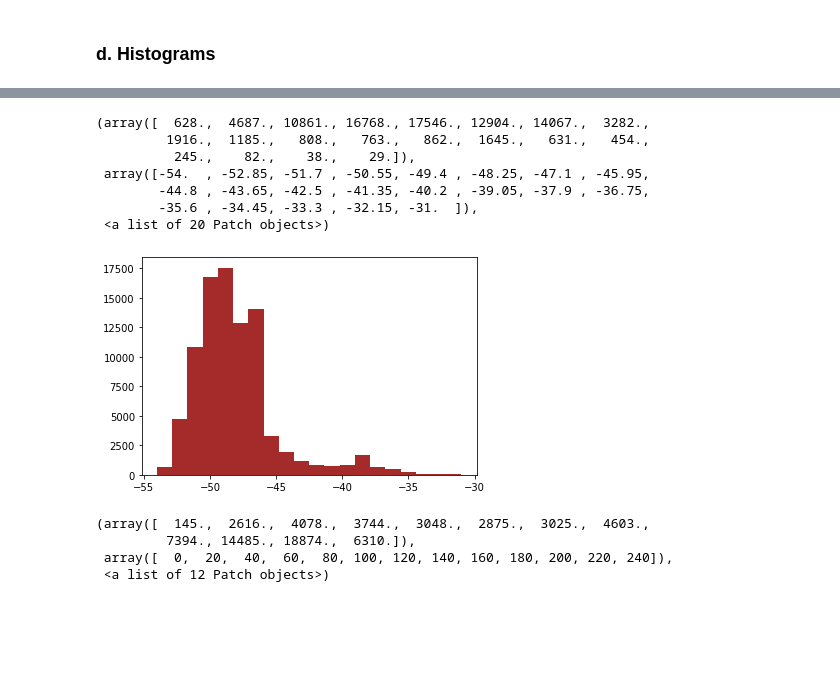
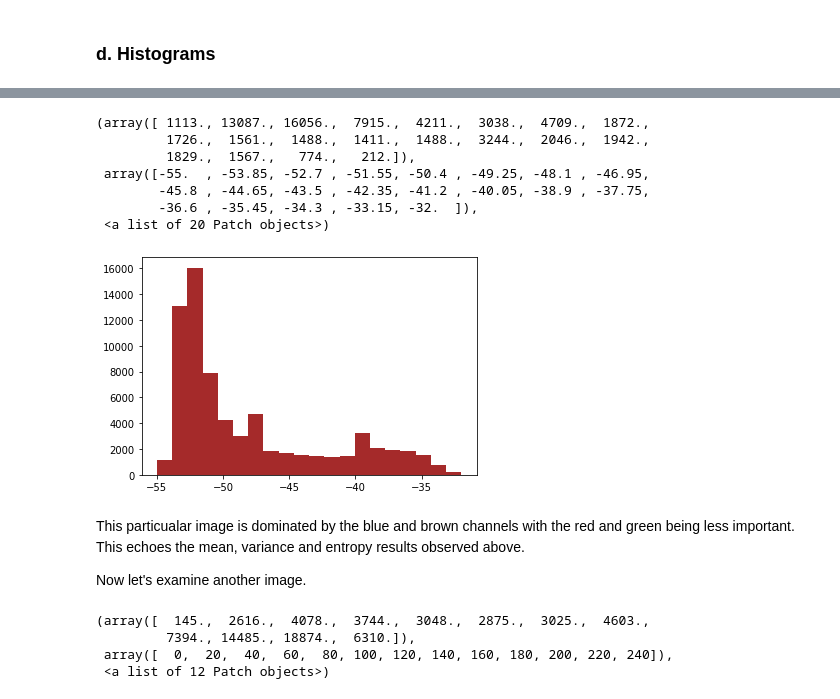
Before and after one commit to GStravinsky/Cell-count, a Jupyter notebook: Ass_2.ipynb, the cells around one changed output, grey strips where cells are left out. Cells and saved outputs as stored; diff of their text form; code cells hidden in the pictures; blank space fills up the shorter version.

```diff
--- a/Ass_2.ipynb
+++ b/Ass_2.ipynb
@@ -123,23 +153,23 @@ hed_data_2 = (hed_data_2[:,:,:,2] * 128).astype("int8")
 # %%
 hed_data = np.vstack((hed_data, hed_data_2))
 # %%
-hed_data_2 = rgb2hed(X[3000:4000])
-hed_data_2 = (hed_data_2[:,:,:,2] * 128).astype("int8")
+hed_data_2 = rgb2hed(X[3000:4000])[:,:,:,2]
+hed_data_2 = (hed_data_2 * 128).astype("int8")
 # %%
 hed_data = np.vstack((hed_data, hed_data_2))
 # %%
-hed_data_2 = rgb2hed(X[4000:5000])
-hed_data_2 = (hed_data_2[:,:,:,2] * 128).astype("int8")
+hed_data_2 = rgb2hed(X[4000:5000])[:,:,:,2]
+hed_data_2 = (hed_data_2 * 128).astype("int8")
 # %%
 hed_data = np.vstack((hed_data, hed_data_2))
 # %%
-hed_data_2 = rgb2hed(X[5000:6000])
-hed_data_2 = (hed_data_2[:,:,:,2] * 128).astype("int8")
+hed_data_2 = rgb2hed(X[5000:6000])[:,:,:,2]
+hed_data_2 = (hed_data_2 * 128).astype("int8")
 # %%
 hed_data = np.vstack((hed_data, hed_data_2))
 # %%
-hed_data_2 = rgb2hed(X[6000:])
-hed_data_2 = (hed_data_2[:,:,:,2] * 128).astype("int8")
+hed_data_2 = rgb2hed(X[6000:])[:,:,:,2]
+hed_data_2 = (hed_data_2 * 128).astype("int8")
 # %%
 hed_data = np.vstack((hed_data, hed_data_2))
 del(hed_data_2)
@@ -368,14 +429,18 @@ plt.hist(np.reshape(X[0,:,:,2], (267*267,1)), list(range(0,256, 20)), color = "b
 # %%
-plt.hist(np.reshape(hed_data[0], (267*267,1)), bins = 20, color = "brown")
+plt.hist(np.reshape(hed_data[2475], (267*267,1)), bins = 20, color = "brown")
 # %% [output]
-(array([  628.,  4687., 10861., 16768., 17546., 12904., 14067.,  3282.,
-         1916.,  1185.,   808.,   763.,   862.,  1645.,   631.,   454.,
-          245.,    82.,    38.,    29.]),
- array([-54.  , -52.85, -51.7 , -50.55, -49.4 , -48.25, -47.1 , -45.95,
-        -44.8 , -43.65, -42.5 , -41.35, -40.2 , -39.05, -37.9 , -36.75,
-        -35.6 , -34.45, -33.3 , -32.15, -31.  ]),
+(array([ 1113., 13087., 16056.,  7915.,  4211.,  3038.,  4709.,  1872.,
+         1726.,  1561.,  1488.,  1411.,  1488.,  3244.,  2046.,  1942.,
+         1829.,  1567.,   774.,   212.]),
+ array([-55.  , -53.85, -52.7 , -51.55, -50.4 , -49.25, -48.1 , -46.95,
+        -45.8 , -44.65, -43.5 , -42.35, -41.2 , -40.05, -38.9 , -37.75,
+        -36.6 , -35.45, -34.3 , -33.15, -32.  ]),
  <a list of 20 Patch objects>)
-[figure, old version]
+[figure, new version]
+# %% [markdown]
+This particualar image is dominated by the blue and brown channels with the red and green being less important. This echoes the mean, variance and entropy results observed above.
+
+Now let's examine another image.
 # %%
 plt.hist(np.reshape(X[3000,:,:,0], (267*267,1)), bins = list(range(0,256, 20)), color = "red")
 plt.hist(np.reshape(X[3000,:,:,1], (267*267,1)), bins = list(range(0,256, 20)), color = "green", alpha=0.9)
```
Also changed, not shown: parts of 232 cells of this notebook.
